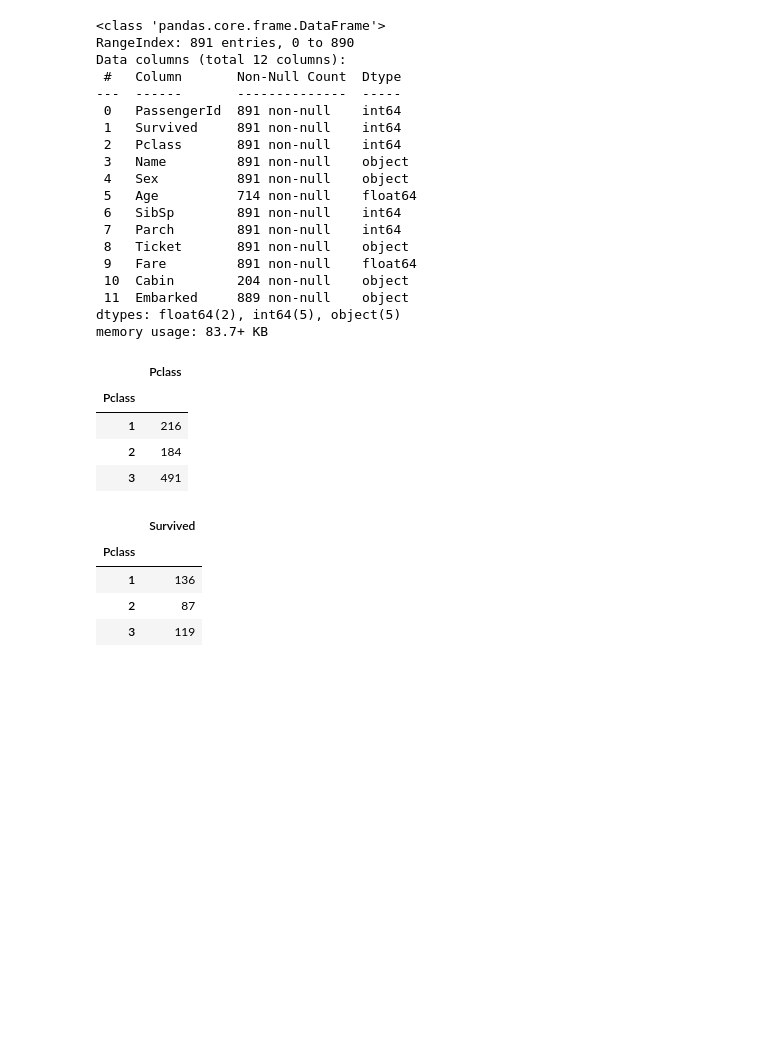
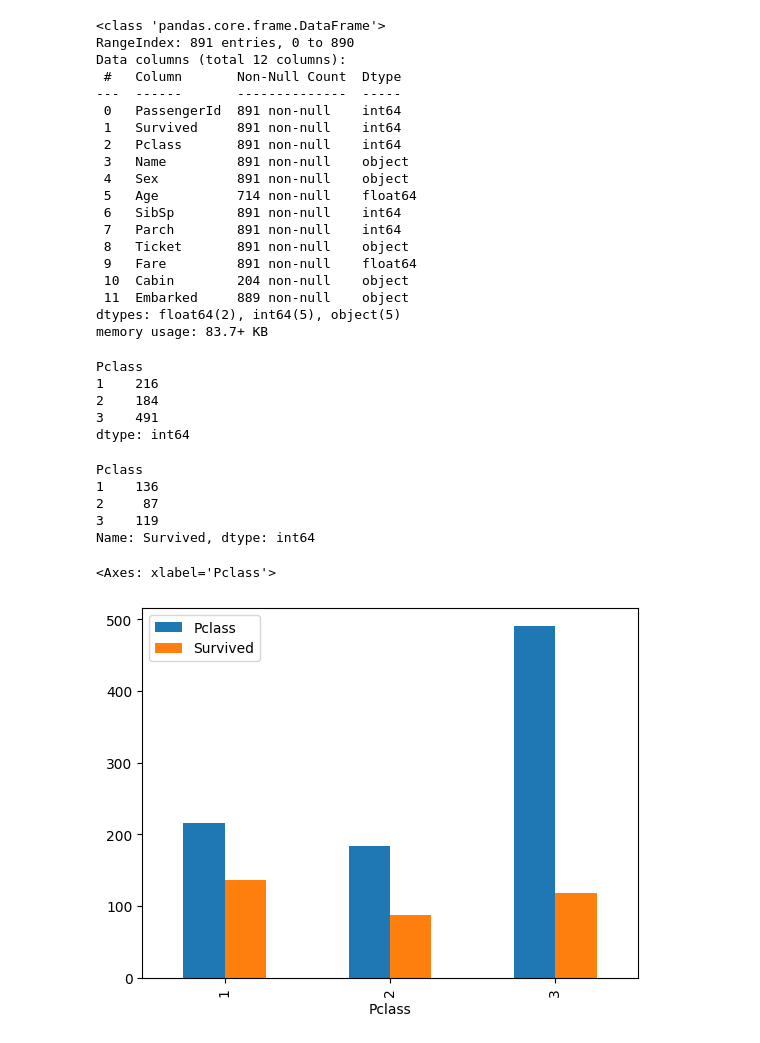
Before and after one commit to mabyki/TMSds, a Jupyter notebook: HW_lesson_8/HW_lesson_8.ipynb, the cells around one changed output. Saved outputs shown, nothing was run; the diff lists cells and outputs as text; code cells hidden in the pictures; blank space fills up the shorter version.

```diff
--- a/HW_lesson_8/HW_lesson_8.ipynb
+++ b/HW_lesson_8/HW_lesson_8.ipynb
@@ -93,26 +84,30 @@ Data columns (total 12 columns):
 dtypes: float64(2), int64(5), object(5)
 memory usage: 83.7+ KB
 # %%
-# df.groupby('Pclass').size()
-# ?
+df.groupby('Pclass').size()
+
 # df.groupby('Pclass').agg({'Pclass': 'size'})
-# ?
 # %% [output]
-|  | Pclass |
-| Pclass |  |
-| 1 | 216 |
-| 2 | 184 |
-| 3 | 491 |
+Pclass
+1    216
+2    184
+3    491
+dtype: int64
 # %%
 
-df[['Survived', 'Pclass']].groupby('Pclass').agg('sum')
+df.groupby('Pclass')['Survived'].agg('sum')
 
 # df[['Survived', 'Pclass']].groupby('Pclass').agg(lambda x: (x == 0).sum())
 # df.groupby('Pclass')['Survived'].sum()
-# ?
 # %% [output]
-|  | Survived |
-| Pclass |  |
-| 1 | 136 |
-| 2 | 87 |
-| 3 | 119 |
+Pclass
+1    136
+2     87
+3    119
+Name: Survived, dtype: int64
+# %%
+df[['Survived', 'Pclass']].groupby('Pclass').agg({'Pclass': 'size', 'Survived': 'sum'}).plot.bar()
+# общее количество людей по классам кают и общее количество выживших по классам кают
+# %% [output]
+<Axes: xlabel='Pclass'>
+[figure, added]
```
Also changed, not shown: parts of 8 cells of this notebook.
